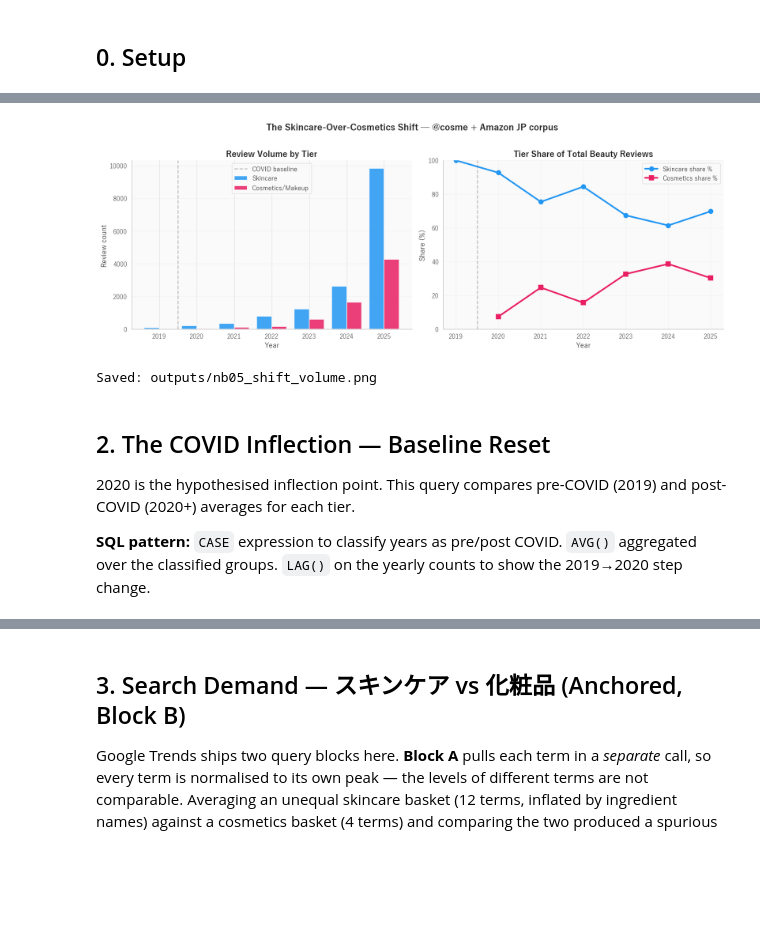
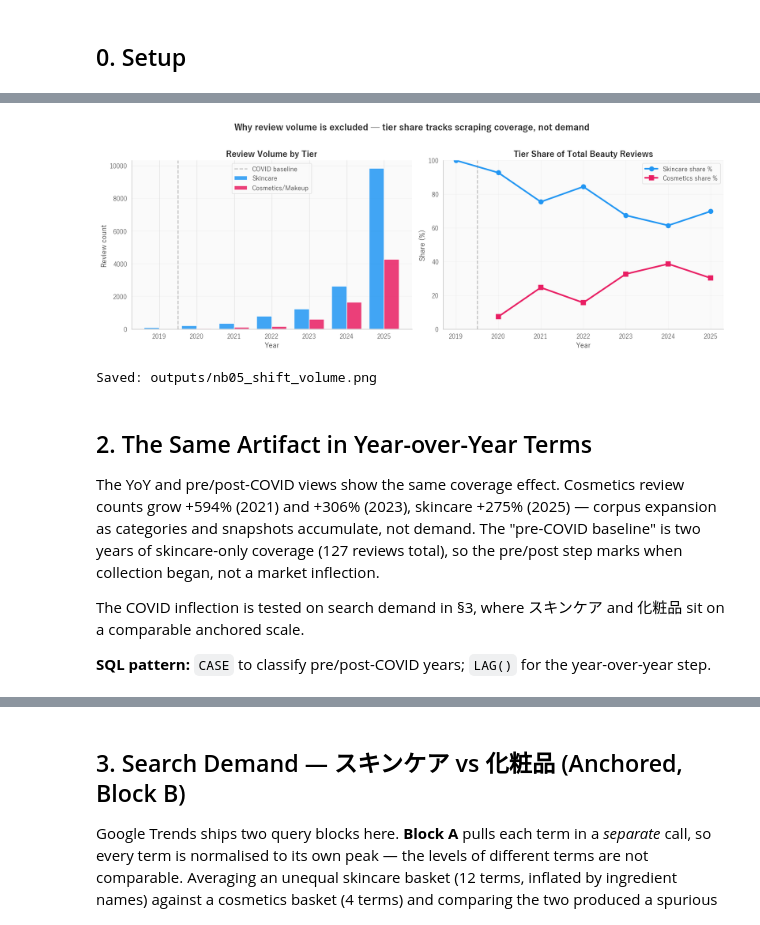
Before and after one commit to Stan-DS-Z/beauty-pulse, a Jupyter notebook: notebooks/NB05_the_shift.ipynb, the cells around one changed output, grey strips where cells are left out. Saved outputs shown, nothing was run; the diff lists cells and outputs as text; code cells hidden in the pictures; blank space fills up the shorter version.

```diff
--- a/notebooks/NB05_the_shift.ipynb
+++ b/notebooks/NB05_the_shift.ipynb
@@ -136,45 +136,44 @@ cosm = df_shift[df_shift.tier == 'cosmetics'].set_index('review_year')
 ax1.bar(skin.index - 0.2, skin['review_count'], 0.4,
         label='Skincare', color='#2196F3', alpha=0.85)
 ax1.bar(cosm.index + 0.2, cosm['review_count'], 0.4,
         label='Cosmetics/Makeup', color='#E91E63', alpha=0.85)
 ax1.axvline(2019.5, color='gray', linestyle='--', alpha=0.5, label='COVID baseline')
 ax1.set_title('Review Volume by Tier', fontsize=13, fontweight='bold')
 ax1.set_xlabel('Year')
 ax1.set_ylabel('Review count')
 ax1.legend()
 ax1.grid(axis='y', alpha=0.3)
 
 # Right: share
 ax2.plot(skin.index, skin['share_pct'], 'o-',
          color='#2196F3', linewidth=2.5, markersize=7, label='Skincare share %')
 ax2.plot(cosm.index, cosm['share_pct'], 's-',
          color='#E91E63', linewidth=2.5, markersize=7, label='Cosmetics share %')
 ax2.axvline(2019.5, color='gray', linestyle='--', alpha=0.5)
 ax2.set_title('Tier Share of Total Beauty Reviews', fontsize=13, fontweight='bold')
 ax2.set_xlabel('Year')
 ax2.set_ylabel('Share (%)')
 ax2.set_ylim(0, 100)
 ax2.legend()
 ax2.grid(alpha=0.3)
 
-plt.suptitle('The Skincare-Over-Cosmetics Shift — @cosme + Amazon JP corpus',
+plt.suptitle('Why review volume is excluded — tier share tracks scraping coverage, not demand',
              fontsize=14, fontweight='bold', y=1.02)
 plt.tight_layout()
 plt.savefig('../outputs/nb05_shift_volume.png', dpi=150, bbox_inches='tight')
 plt.show()
 print('Saved: outputs/nb05_shift_volume.png')
 # %% [output]
-[figure, old version]
+[figure, new version]
 Saved: outputs/nb05_shift_volume.png
 # %% [markdown]
-## 2. The COVID Inflection — Baseline Reset
+## 2. The Same Artifact in Year-over-Year Terms
 
-2020 is the hypothesised inflection point. This query compares
-pre-COVID (2019) and post-COVID (2020+) averages for each tier.
+The YoY and pre/post-COVID views show the same coverage effect. Cosmetics review counts grow +594% (2021) and +306% (2023), skincare +275% (2025) — corpus expansion as categories and snapshots accumulate, not demand. The "pre-COVID baseline" is two years of skincare-only coverage (127 reviews total), so the pre/post step marks when collection began, not a market inflection.
 
-**SQL pattern:** `CASE` expression to classify years as pre/post COVID.
-`AVG()` aggregated over the classified groups. `LAG()` on the yearly
-counts to show the 2019→2020 step change.
+The COVID inflection is tested on search demand in §3, where スキンケア and 化粧品 sit on a comparable anchored scale.
+
+**SQL pattern:** `CASE` to classify pre/post-COVID years; `LAG()` for the year-over-year step.
 # %%
 sql_covid = '''
 WITH yearly AS (
```
Also changed, not shown: parts of 10 cells of this notebook, 2 other files.
